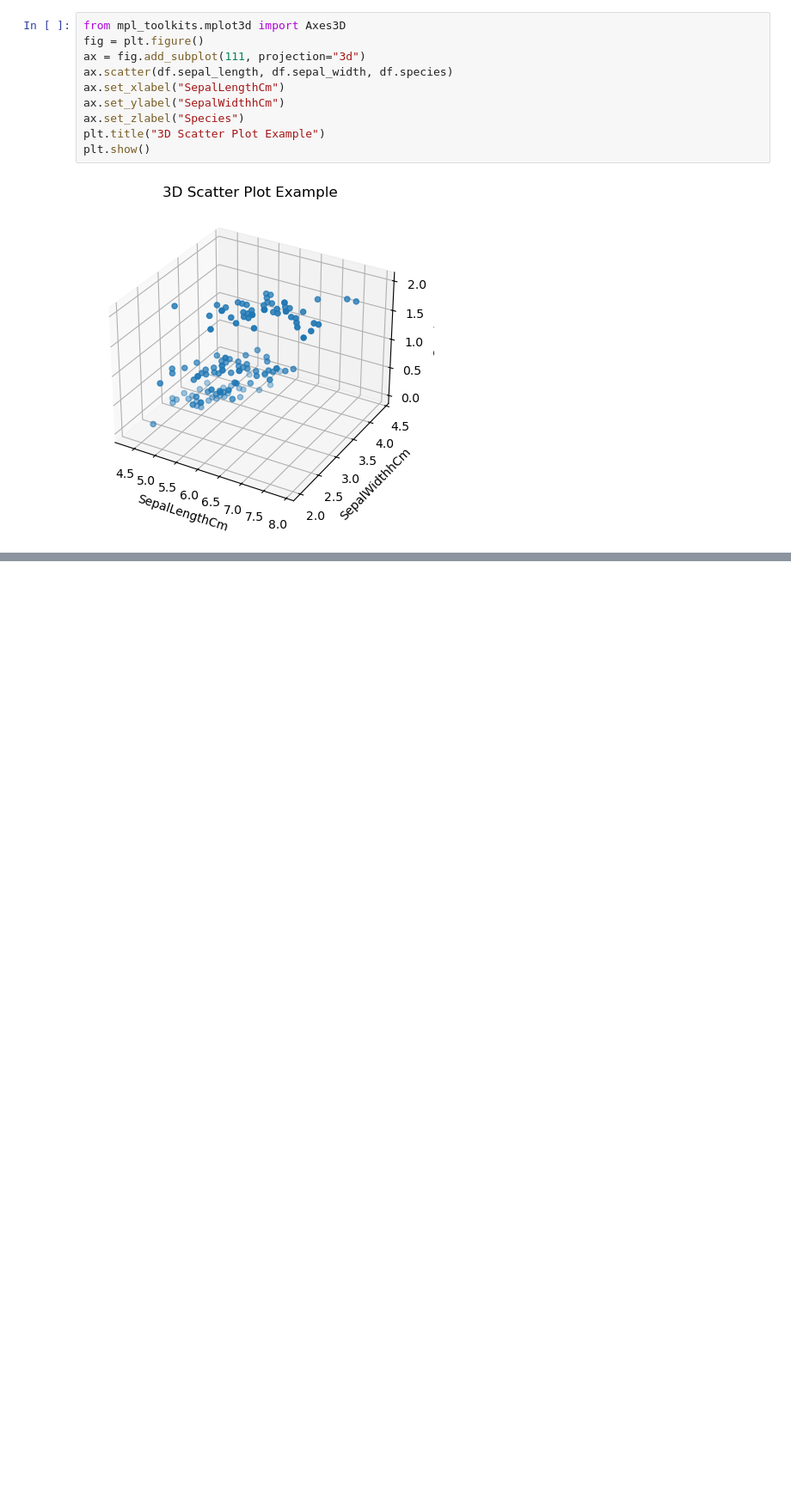
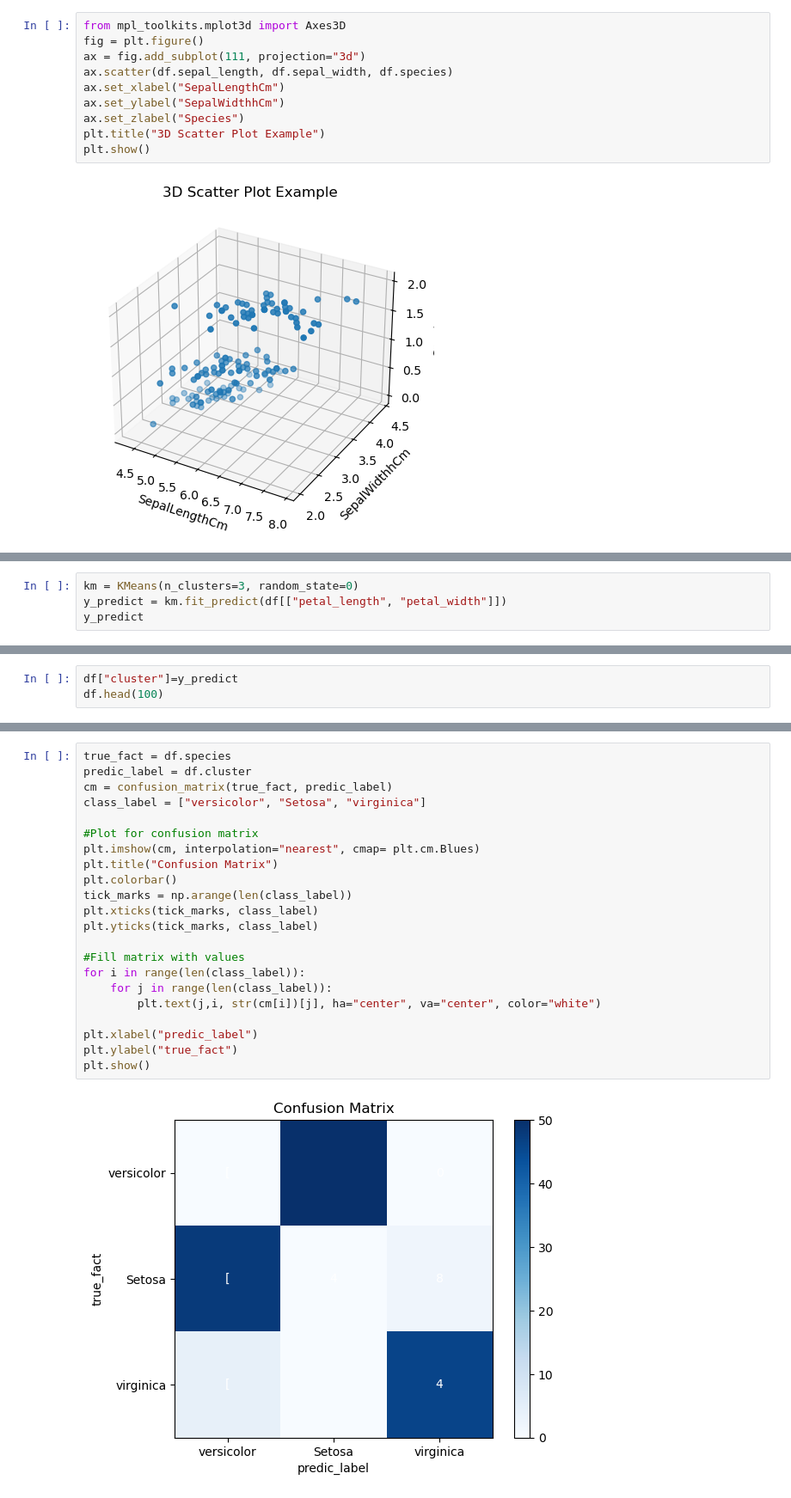
Before and after one commit to Vanshaj14Mohan/Codsoft-projects, a Jupyter notebook: Flower-Analysis/analysis.ipynb, the cells around one changed output, grey strips where cells are left out. Shown at 86% size. Cells and saved outputs as stored; diff of their text form; blank space fills up the shorter version.

```diff
--- a/Flower-Analysis/analysis.ipynb
+++ b/Flower-Analysis/analysis.ipynb
@@ -87,0 +125,4 @@ plt.show()
+# %%
+km = KMeans(n_clusters=3, random_state=0)
+y_predict = km.fit_predict(df[["petal_length", "petal_width"]])
+y_predict
@@ -87,0 +137,3 @@ plt.show()
+# %%
+df["cluster"]=y_predict
+df.head(100)
@@ -87,0 +162,24 @@ plt.show()
+# %%
+true_fact = df.species
+predic_label = df.cluster
+cm = confusion_matrix(true_fact, predic_label)
+class_label = ["versicolor", "Setosa", "virginica"]
+
+#Plot for confusion matrix
+plt.imshow(cm, interpolation="nearest", cmap= plt.cm.Blues)
+plt.title("Confusion Matrix")
+plt.colorbar()
+tick_marks = np.arange(len(class_label))
+plt.xticks(tick_marks, class_label)
+plt.yticks(tick_marks, class_label)
+
+#Fill matrix with values
+for i in range(len(class_label)):
+    for j in range(len(class_label)):
+        plt.text(j,i, str(cm[i])[j], ha="center", va="center", color="white")
+
+plt.xlabel("predic_label")
+plt.ylabel("true_fact")
+plt.show()
+# %% [output]
+[figure, added]
```
Also changed, not shown: parts of 9 cells of this notebook, 2 other files.
